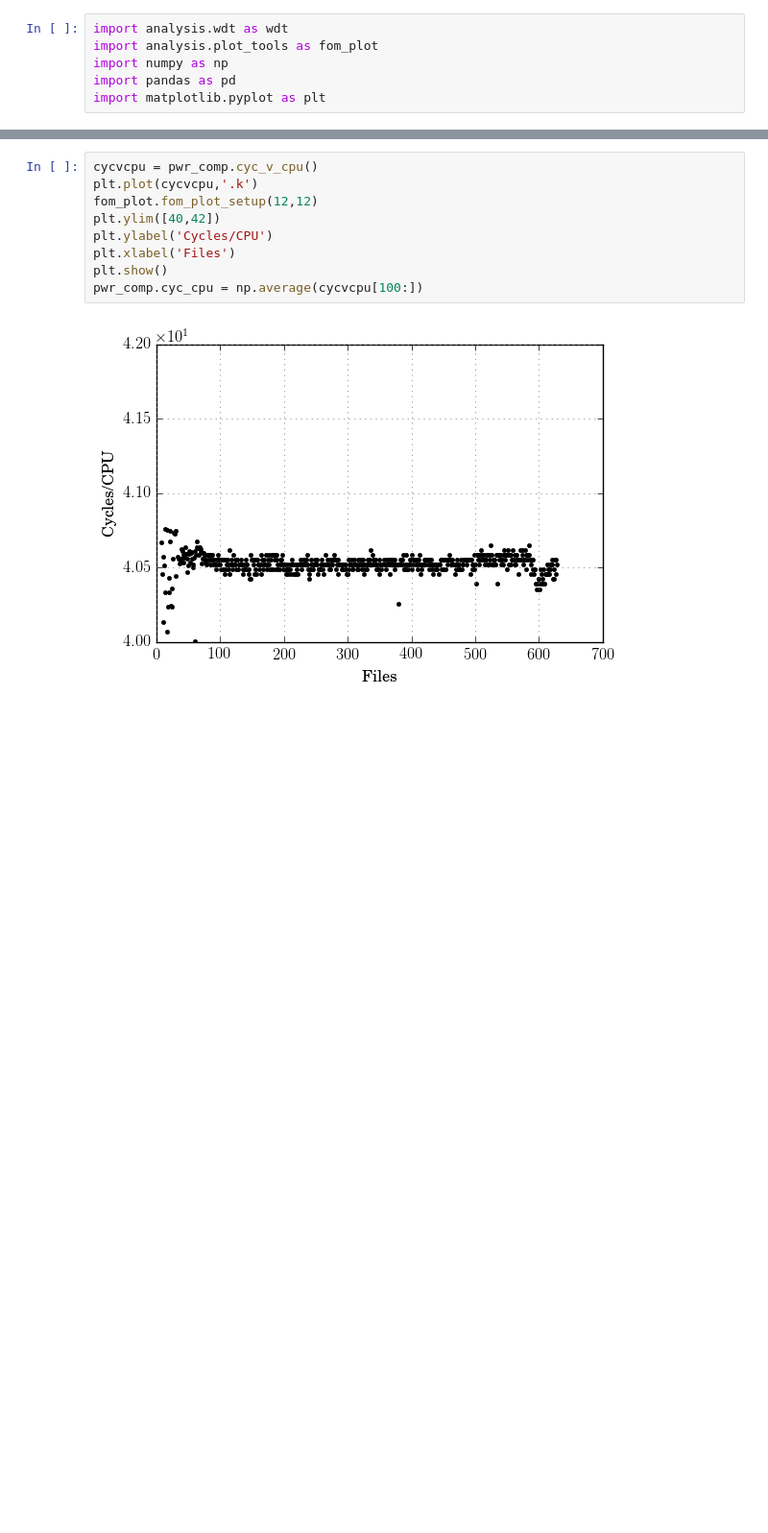
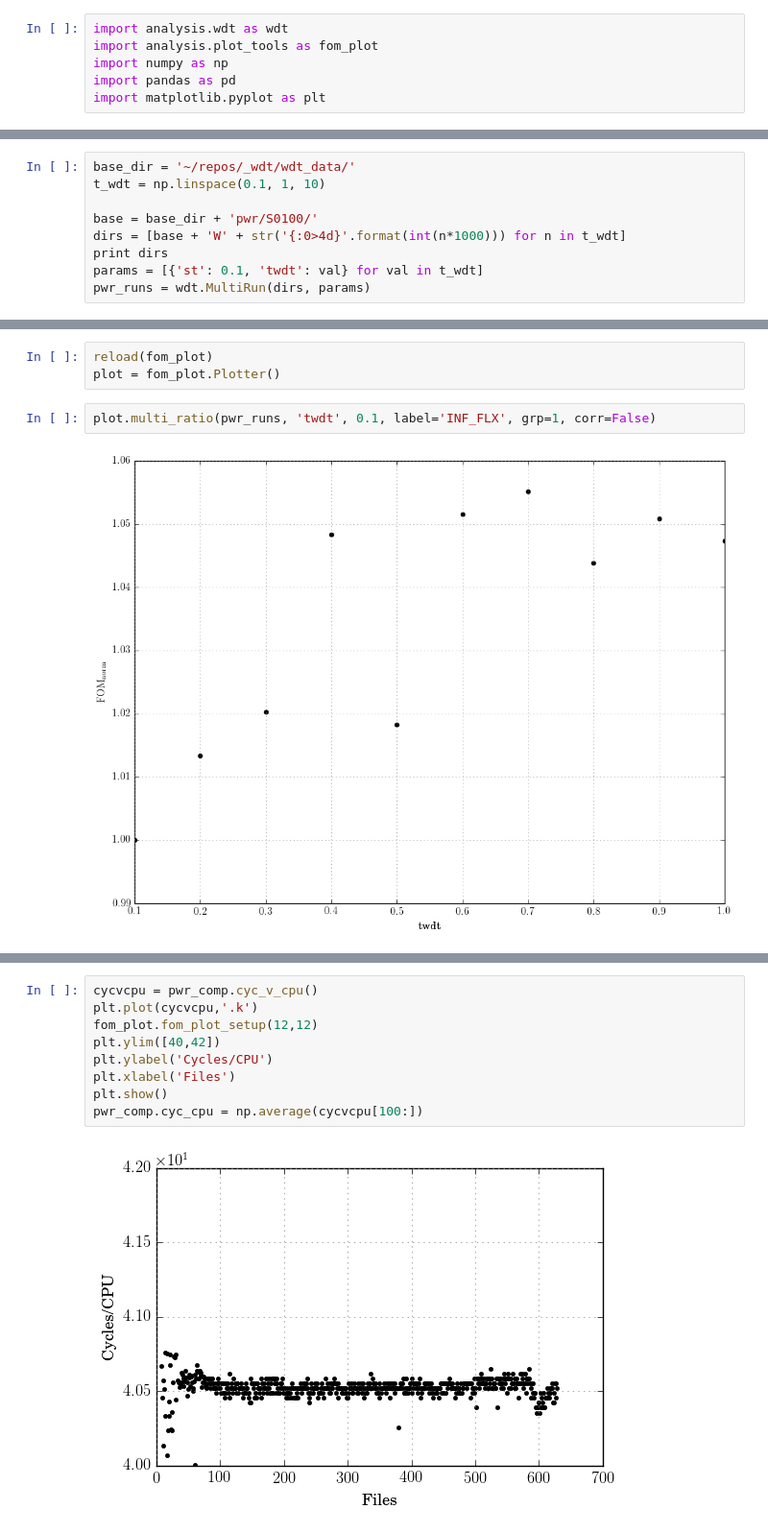
Before and after one commit to JessicaRehak/WDT_Analysis, a Jupyter notebook: dev.ipynb, the cells around one changed output, grey strips where cells are left out. Shown at 96% size. Drawn from its saved outputs; the diff is of its cells as text; blank space fills up the shorter version.

Commit message:
added plotter ability to plot multi-ratios

```diff
--- a/dev.ipynb
+++ b/dev.ipynb
@@ -8,0 +7,9 @@ data_dir  = '/home/josh/repos/_wdt/wdt_data/'
+# %%
+base_dir = '~/repos/_wdt/wdt_data/'
+t_wdt = np.linspace(0.1, 1, 10)
+
+base = base_dir + 'pwr/S0100/'
+dirs = [base + 'W' + str('{:0>4d}'.format(int(n*1000))) for n in t_wdt]
+print dirs
+params = [{'st': 0.1, 'twdt': val} for val in t_wdt]
+pwr_runs = wdt.MultiRun(dirs, params)
@@ -8,0 +28,7 @@ data_dir  = '/home/josh/repos/_wdt/wdt_data/'
+# %%
+reload(fom_plot)
+plot = fom_plot.Plotter()
+# %%
+plot.multi_ratio(pwr_runs, 'twdt', 0.1, label='INF_FLX', grp=1, corr=False)
+# %% [output]
+[figure, added]
```
Also changed, not shown: parts of 15 cells of this notebook, 3 other files.
